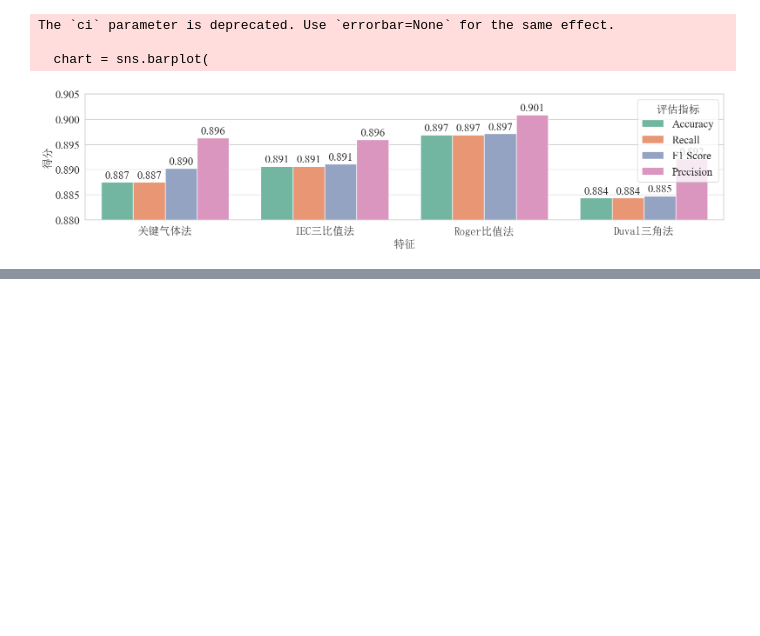
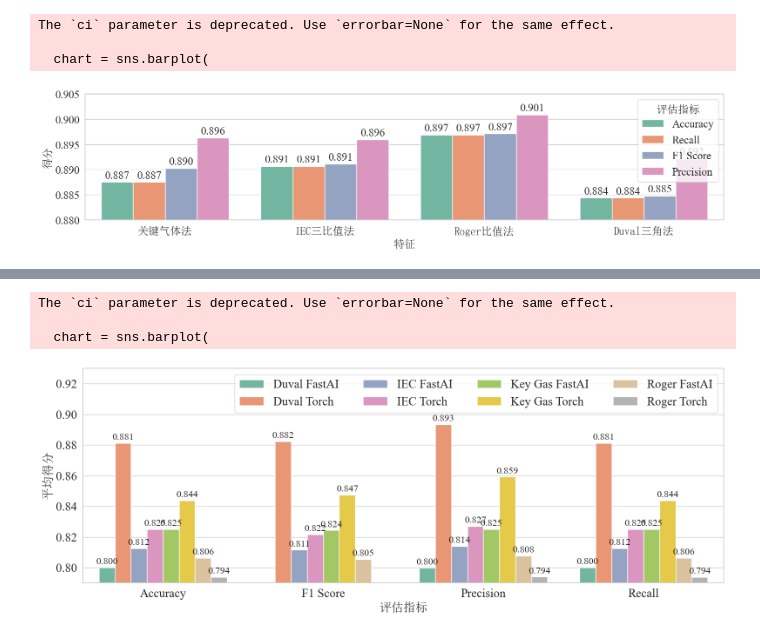
Before and after one commit to Sihan0229/DGA, a Jupyter notebook: Dissolved-Gas-Analysis/figure_show.ipynb, the cells around one changed output, grey strips where cells are left out. Drawn from its saved outputs; the diff is of its cells as text; code cells hidden in the pictures; blank space fills up the shorter version.

```diff
--- a/Dissolved-Gas-Analysis/figure_show.ipynb
+++ b/Dissolved-Gas-Analysis/figure_show.ipynb
@@ -130,0 +354,74 @@ The `ci` parameter is deprecated. Use `errorbar=None` for the same effect.
+# %%
+import matplotlib.pyplot as plt
+import seaborn as sns
+import pandas as pd
+from matplotlib.font_manager import FontProperties
+
+# 设置字体
+font_cn = FontProperties(fname=r"C:\Windows\Fonts\simsun.ttc", size=20)  # 中文宋体
+font_en = FontProperties(fname=r"C:\Windows\Fonts\times.ttf", size=20)   # Times New Roman
+
+# 构造数据
+data = {
+    '特征': [
+        'Key Gas Torch', 'Key Gas FastAI',
+        'IEC Torch', 'IEC FastAI',
+        'Roger Torch', 'Roger FastAI',
+        'Duval Torch', 'Duval FastAI'
+    ],
+    '模型': [
+        'NeuralNetTorch', 'NeuralNetFastAI',
+        'NeuralNetTorch', 'NeuralNetFastAI',
+        'NeuralNetTorch', 'NeuralNetFastAI',
+        'NeuralNetTorch', 'NeuralNetFastAI'
+    ],
+    'Accuracy': [0.8438 ,0.8250 ,0.825,0.8125,0.79375,0.80625,0.88125,0.8],
+    'Recall': [0.8438 ,0.8250 ,0.825,0.8125,0.79375,0.80625,0.88125,0.8],
+    'F1 Score': [0.8474 ,0.8243 ,0.8217,0.8115,0.7851,0.8055,0.8824,0.7897],
+    'Precision': [0.8592 ,0.8251 ,0.8269,0.8139,0.7939,0.8076,0.8934,0.7997]
+}
+
+df = pd.DataFrame(data)
+
+# 转换为适合 seaborn 的长格式
+df_melted = df.melt(id_vars=['特征', '模型'],
+                    value_vars=['Accuracy', 'Recall', 'F1 Score', 'Precision'],
+                    var_name='评估指标', value_name='得分')
+
+# 计算同一评估指标下，每个特征的平均值
+df_avg = df_melted.groupby(['特征', '评估指标'])['得分'].mean().reset_index()
+
+# 设置风格
+sns.set(style="whitegrid")
+
+# 绘图
+plt.figure(figsize=(16, 6))
+chart = sns.barplot(
+    x='评估指标', y='得分', hue='特征',
+    data=df_avg, ci=None, palette='Set2'
+)
+
+# 添加数值标签
+for container in chart.containers:
+    chart.bar_label(container, fmt='%.3f', label_type='edge', fontsize=16, padding=2, fontproperties=font_en)
+
+# 设置标题和标签（中文）
+# plt.title('不同特征方法下的评估指标平均表现', fontsize=18, fontproperties=font_cn)
+plt.xlabel('评估指标', fontsize=20, fontproperties=font_cn)
+plt.ylabel('平均得分', fontsize=20, fontproperties=font_cn)
+plt.ylim(0.79, 0.93)
+
+# 设置图例字体和横向排列
+legend = plt.legend(prop=font_en, ncol=4, loc='upper right')
+legend.get_title().set_fontproperties(font_cn)
+
+
+plt.xticks(fontproperties=font_en)
+plt.yticks(fontproperties=font_en)
+plt.tight_layout()
+plt.show()
+# %% [output]
+The `ci` parameter is deprecated. Use `errorbar=None` for the same effect.
+
+  chart = sns.barplot(
+[figure, added]
```
Also changed, not shown: parts of 5 cells of this notebook.
